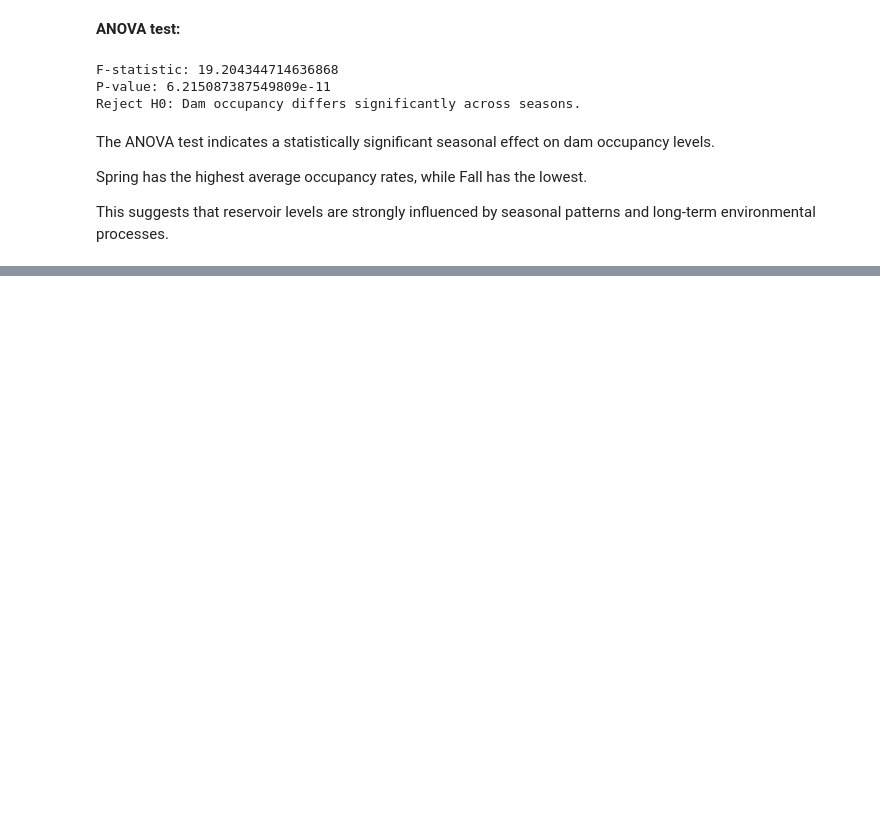
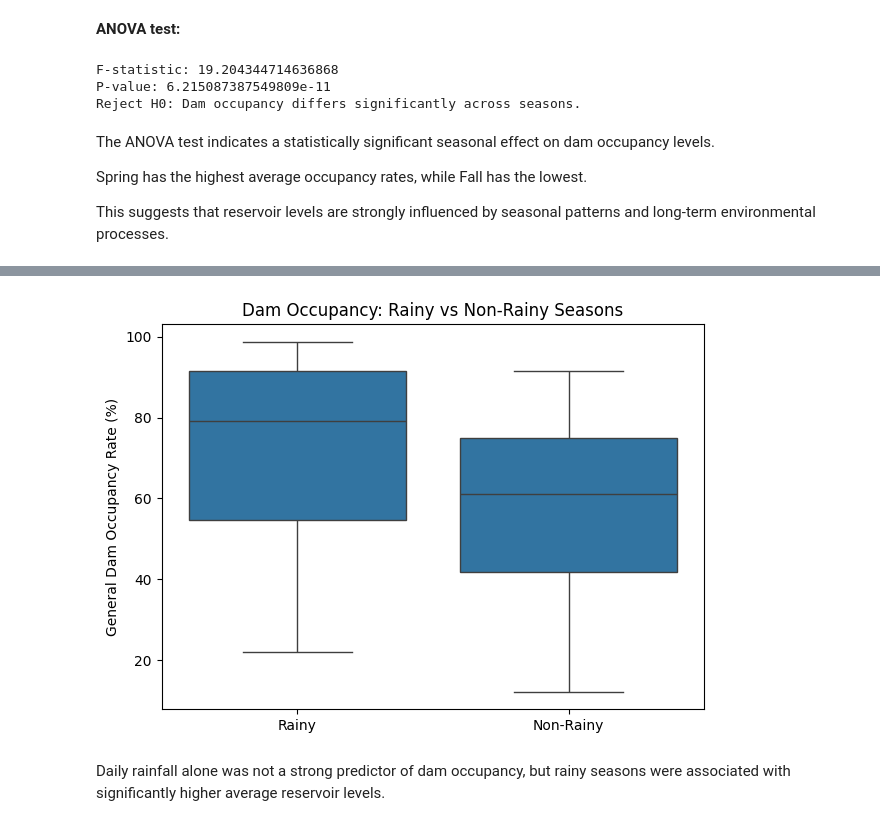
Before and after one commit to aysenuruyar-rgb/DSA210-Proj, a Jupyter notebook: notebook/03_hypothesis_testing_cleaned_version.ipynb, the cells around one changed output, grey strips where cells are left out. Drawn from its saved outputs; the diff is of its cells as text; code cells hidden in the pictures; blank space fills up the shorter version.

```diff
--- a/notebook/03_hypothesis_testing_cleaned_version.ipynb
+++ b/notebook/03_hypothesis_testing_cleaned_version.ipynb
@@ -288,0 +301,33 @@ This suggests that reservoir levels are strongly influenced by seasonal patterns
+# %%
+target_col = "GENERAL_DAM_OCCUPANCY_RATE"
+
+
+rainy_seasons = ["Winter", "Spring"]
+
+
+rainy = df_season[df_season["season"].isin(rainy_seasons)][target_col]
+
+non_rainy = df_season[~df_season["season"].isin(rainy_seasons)][target_col]
+
+print("Rainy season samples:", len(rainy))
+print("Non-rainy season samples:", len(non_rainy))
+
+
+print("\nRainy season mean:")
+print(rainy.mean())
+
+print("\nNon-rainy season mean:")
+print(non_rainy.mean())
+
+
+from scipy.stats import ttest_ind
+
+t_stat, p_value = ttest_ind(rainy, non_rainy)
+
+print("\nT-statistic:", t_stat)
+print("P-value:", p_value)
+
+if p_value < 0.05:
+    print("Reject H0: Rainy seasons have significantly higher dam occupancy.")
+else:
+    print("Fail to reject H0: No significant difference found.")
@@ -288,0 +347,16 @@ This suggests that reservoir levels are strongly influenced by seasonal patterns
+# %%
+plt.figure(figsize=(7,5))
+
+sns.boxplot(
+    x=["Rainy"] * len(rainy) + ["Non-Rainy"] * len(non_rainy),
+    y=pd.concat([rainy, non_rainy])
+)
+
+plt.title("Dam Occupancy: Rainy vs Non-Rainy Seasons")
+plt.ylabel("General Dam Occupancy Rate (%)")
+
+plt.show()
+# %% [output]
+[figure, added]
+# %% [markdown]
+Daily rainfall alone was not a strong predictor of dam occupancy, but rainy seasons were associated with significantly higher average reservoir levels.
```
Also changed, not shown: parts of 2 cells of this notebook.
